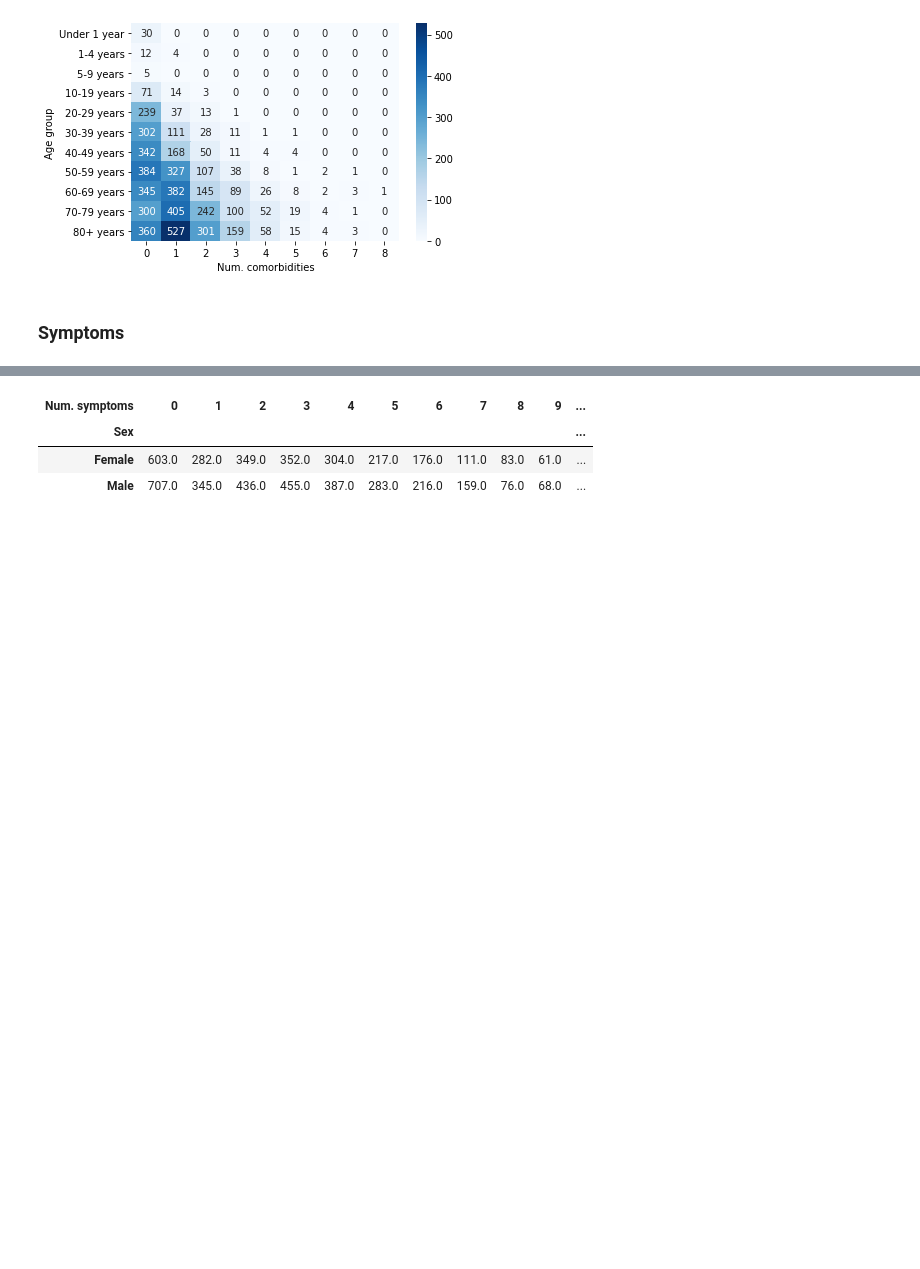
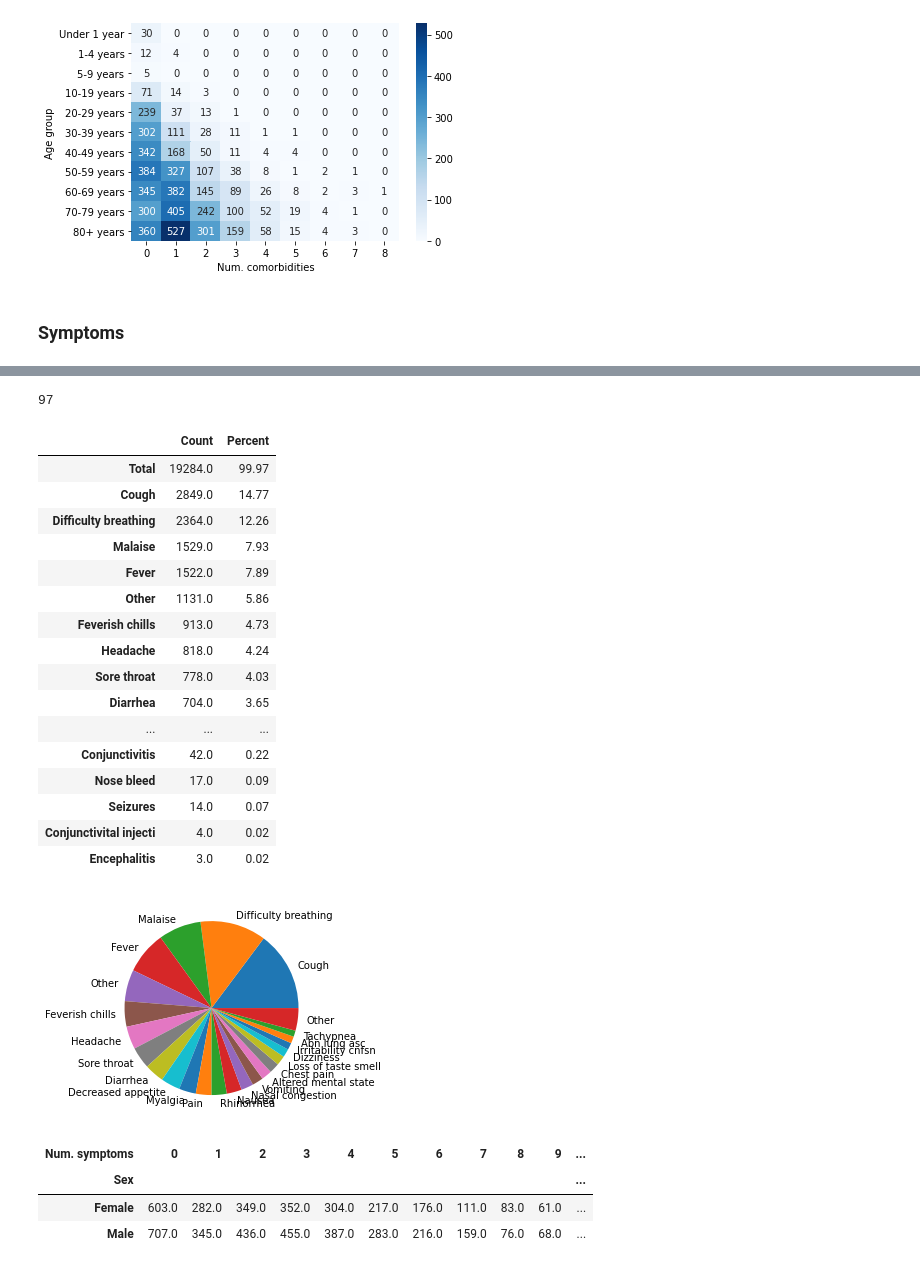
Before and after one commit to ccontrer/20-08Covid19Physiology, a Jupyter notebook: python/03 COVID-19 Alberta restricted data.ipynb, the cells around one changed output, grey strips where cells are left out. Cells and saved outputs as stored; diff of their text form; code cells hidden in the pictures; blank space fills up the shorter version.

Commit message:
data analysis readme update

```diff
--- a/python/03 COVID-19 Alberta restricted data.ipynb
+++ b/python/03 COVID-19 Alberta restricted data.ipynb
@@ -372,3 +353,70 @@ counttable(temp).sort_values('Count', ascending=False)
+# %%
+df.iloc[:,54].str.split(',').apply(lambda x: list(map(str.lower, x)).count('hypoxia') if type(x)==list else 0).sum()
+# %% [output]
+97
+# %%
+temp = df.iloc[:, 20:54].sum()
+temp = temp.rename(index={"SSHX_DATA_ANOREXIA": "Anorexia",
+                        "SSHX_DATA_ARTHRALGIA": "Arthralgia",
+                        "SSHX_DATA_CHEST_PAIN": "Chest pain",
+                        "SSHX_DATA_FEVERISH_CHILLS": "Feverish chills",
+                        "SSHX_DATA_CONJUNCTIVITAL_INJECTI": "Conjunctivital injecti",
+                        "SSHX_DATA_CONJUNCTIVITIS": "Conjunctivitis",
+                        "SSHX_DATA_COUGH": "Cough",
+                        "SSHX_DATA_DECREASED_APPETITE": "Decreased appetite",
+                        "SSHX_DATA_DIARRHEA": "Diarrhea",
+                        "SSHX_DATA_DIZZINESS": "Dizziness",
+                        "SSHX_DATA_ENCEPHALITIS": "Encephalitis",
+                        "SSHX_DATA_FEVER": "Fever",
+                        "SSHX_DATA_HEADACHE": "Headache",
+                        "SSHX_DATA_HYPOTENSION": "Hypotension",
+                        "SSHX_DATA_IRRITABILITY_CNFSN": "Irritability cnfsn",
+                        "SSHX_DATA_LOSS_OF_TASTE_SMELL": "Loss of taste smell",
+                        "SSHX_DATA_MALAISE": "Malaise",
+                        "SSHX_DATA_MYALGIA": "Myalgia",
+                        "SSHX_DATA_NASAL_CONGESTION": "Nasal congestion",
+                        "SSHX_DATA_NAUSEA": "Nausea",
+                        "SSHX_DATA_NOSE_BLEED": "Nose bleed",
+                        "SSHX_DATA_PAIN": "Pain",
+                        "SSHX_DATA_PHARYNGEAL_EXUDATE": "Pharyngeal exudate",
+                        "SSHX_DATA_PROSTRATION": "Prostration",
+                        "SSHX_DATA_RHINORRHEA": "Rhinorrhea",
+                        "SSHX_DATA_SEIZURES": "Seizures",
+                        "SSHX_DATA_DIFFICULTY_BREATHING": "Difficulty breathing",
+                        "SSHX_DATA_SNEEZING": "Sneezing",
+                        "SSHX_DATA_SORE_THROAT": "Sore throat",
+                        "SSHX_DATA_TACHYPNEA": "Tachypnea",
+                        "SSHX_DATA_VOMITING": "Vomiting",
+                        "SSHX_DATA_ALTERED_MENTAL_STATE": "Altered mental state",
+                        "SSHX_DATA_ABN_LUNG_ASC": "Abn lung asc",
+                        "SSHX_DATA_OTHER": "Other"})
+temp.index.name = "Symptoms"
+temp = pd.concat([temp, pd.Series(data={"Hypoxia": df.iloc[:,54].str.split(',').apply(lambda x: list(map(str.lower, x)).count('hypoxia') if type(x)==list else 0).sum()})])
+temp2 = (temp/temp.sum()*100).copy()
+temp3 = temp2[temp2>1]
+temp3 = pd.concat([temp3.sort_values(ascending=False), pd.Series(data={"Other": temp2[temp2<=1].sum()})])
+temp3.plot.pie()
+plt.ylabel("")
+counttable(temp).sort_values('Count', ascending=False)
+# %% [output]
+|  | Count | Percent |
+| Total | 19284.0 | 99.97 |
+| Cough | 2849.0 | 14.77 |
+| Difficulty breathing | 2364.0 | 12.26 |
+| Malaise | 1529.0 | 7.93 |
+| Fever | 1522.0 | 7.89 |
+| Other | 1131.0 | 5.86 |
+| Feverish chills | 913.0 | 4.73 |
+| Headache | 818.0 | 4.24 |
+| Sore throat | 778.0 | 4.03 |
+| Diarrhea | 704.0 | 3.65 |
+| ... | ... | ... |
+| Conjunctivitis | 42.0 | 0.22 |
+| Nose bleed | 17.0 | 0.09 |
+| Seizures | 14.0 | 0.07 |
+| Conjunctivital injecti | 4.0 | 0.02 |
+| Encephalitis | 3.0 | 0.02 |
+[figure, added]
 # %%
 df_temp = df
 temp = df_temp[['Num. symptoms', 'Sex']].groupby('Sex')['Num. symptoms'].value_counts().unstack(0)
```
Also changed, not shown: parts of 11 cells of this notebook, 5 other files.
